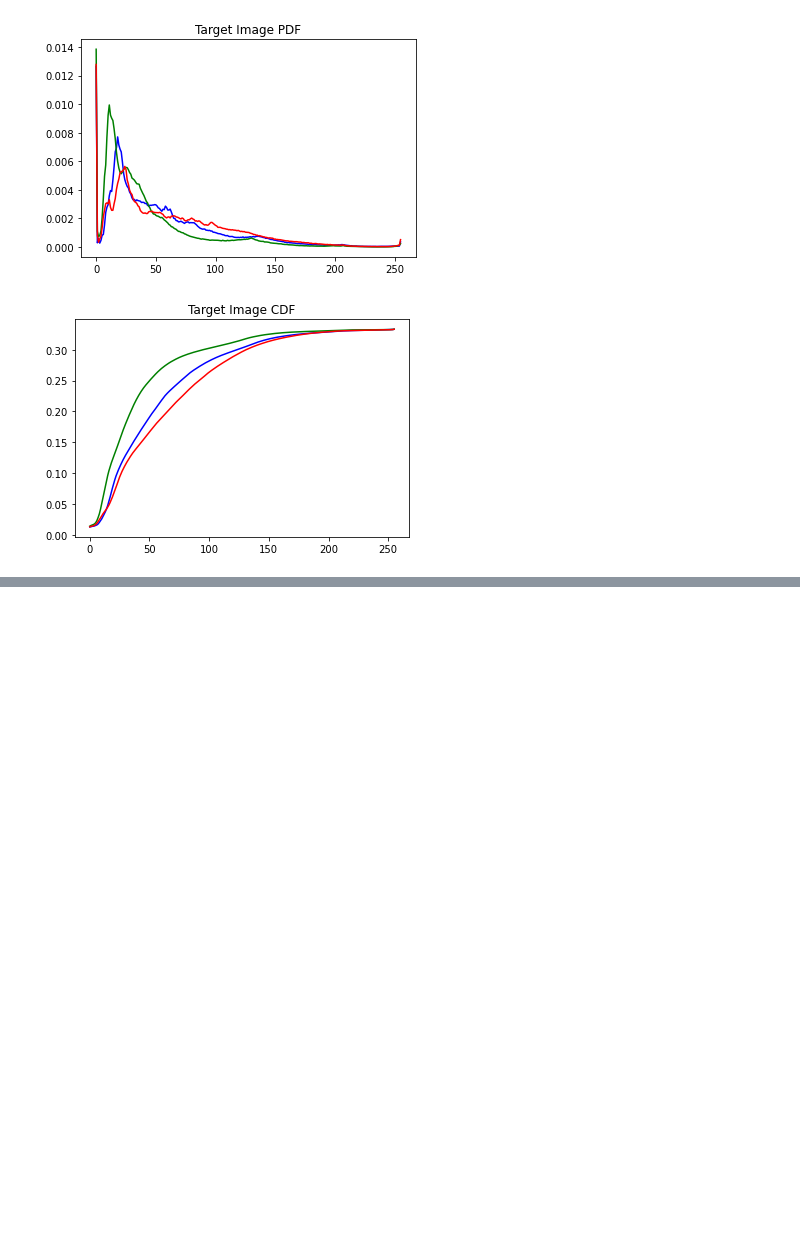
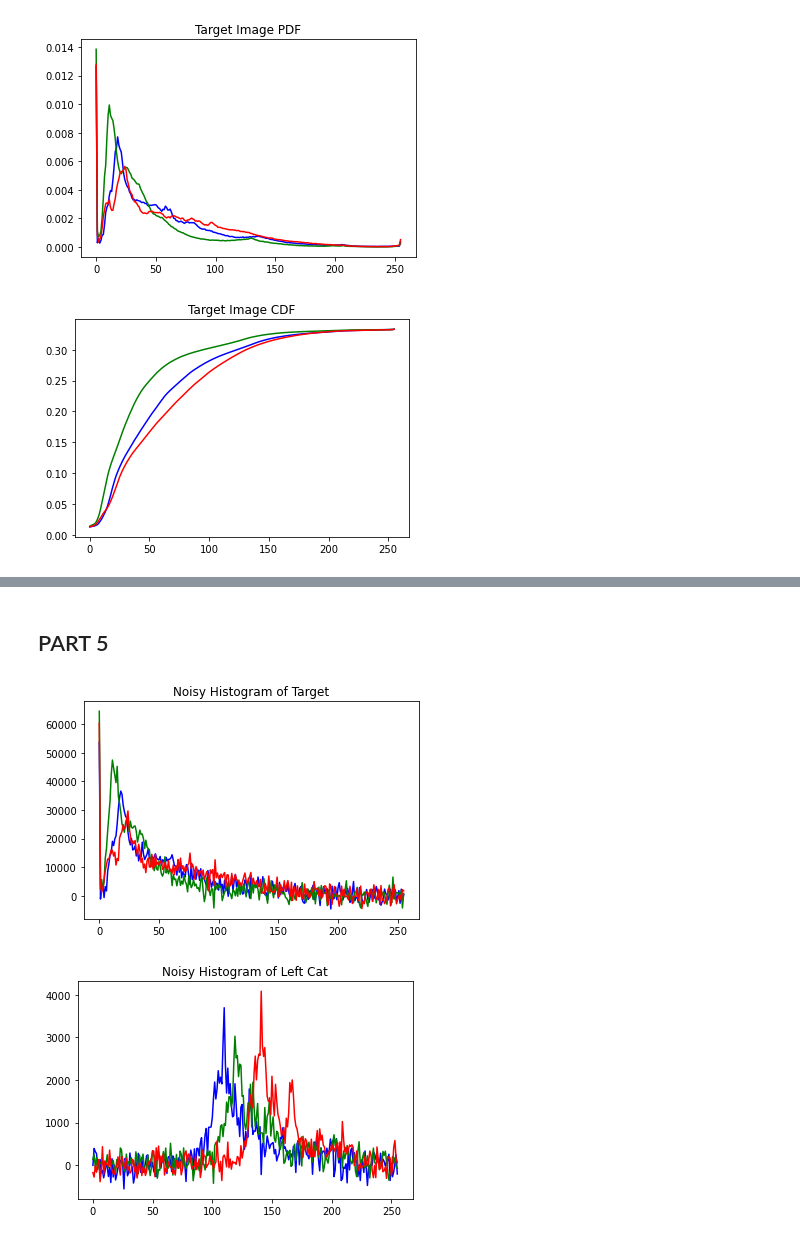
Before and after one commit to batuhanfaik/itu-cmpe, a Jupyter notebook: hw1/hw1.ipynb, the cells around one changed output, grey strips where cells are left out. Drawn from its saved outputs; the diff is of its cells as text; code cells hidden in the pictures; blank space fills up the shorter version.

Commit message:
Finish all parts

```diff
--- a/hw1/hw1.ipynb
+++ b/hw1/hw1.ipynb
@@ -374,0 +421,30 @@ plt.show()
+# %% [markdown]
+## PART 5
+# %%
+left_cat = cv2.imread("cat/cat_0.png")
+right_cat = left_cat
+target_image = cv2.imread("Malibu.jpg")
+
+colors = ("b", "g", "r")
+
+target_hist, bins = get_hist(target_image)
+r_hist = get_cat_hist(right_cat)
+noisy_trg_hist = target_hist + np.random.normal(0, 2000, target_hist.shape)
+
+l_hist = get_cat_hist(left_cat)
+noisy_l_hist = l_hist + np.random.normal(0, 200, l_hist.shape)
+
+for idx, color in enumerate(colors):
+    plt.plot(bins[0:-1], noisy_trg_hist[:, idx], color=color)
+
+plt.title("Noisy Histogram of Target")
+plt.show()
+
+for idx, color in enumerate(colors):
+    plt.plot(noisy_l_hist[:, idx], color=color)
+
+plt.title("Noisy Histogram of Left Cat")
+plt.show()
+# %% [output]
+[figure, added]
+[figure, added]
```
Also changed, not shown: parts of 11 cells of this notebook.
